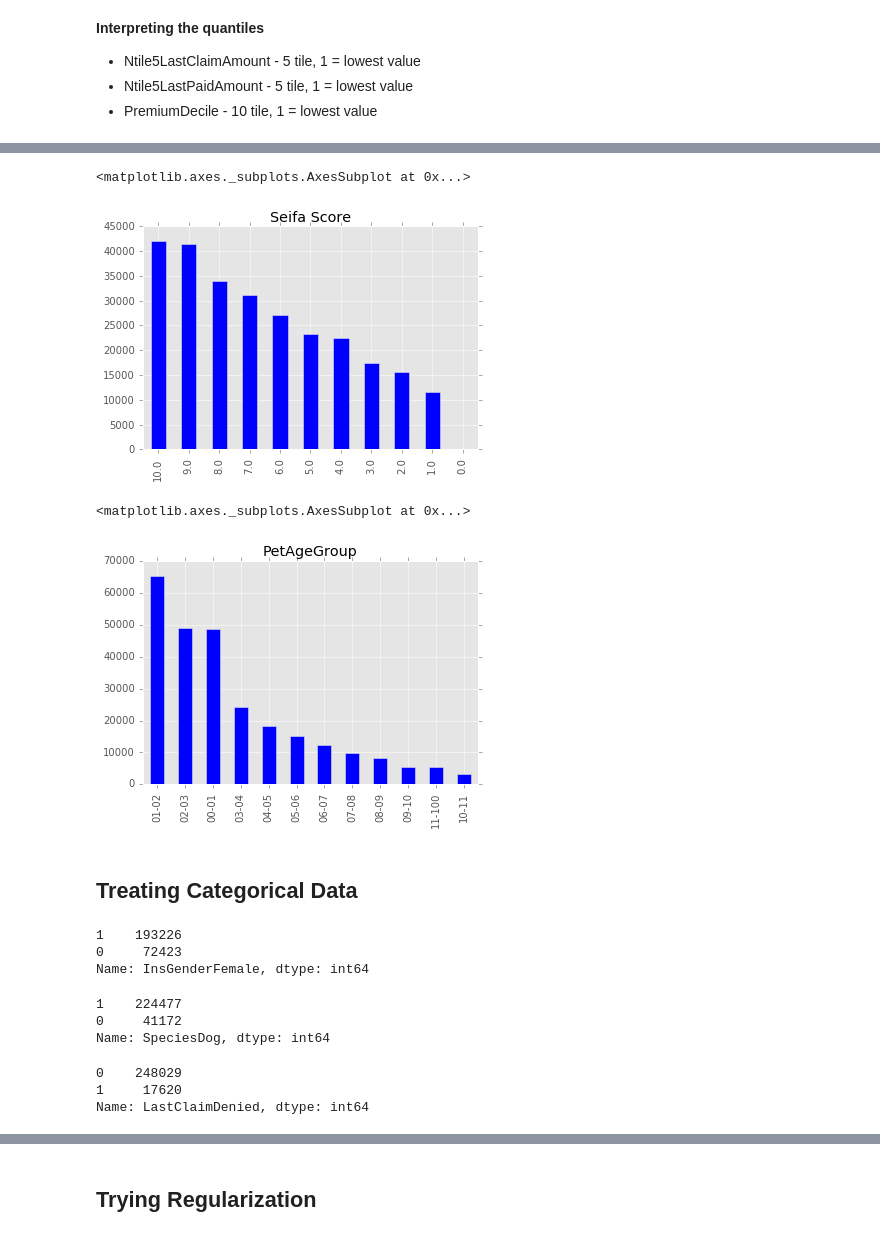
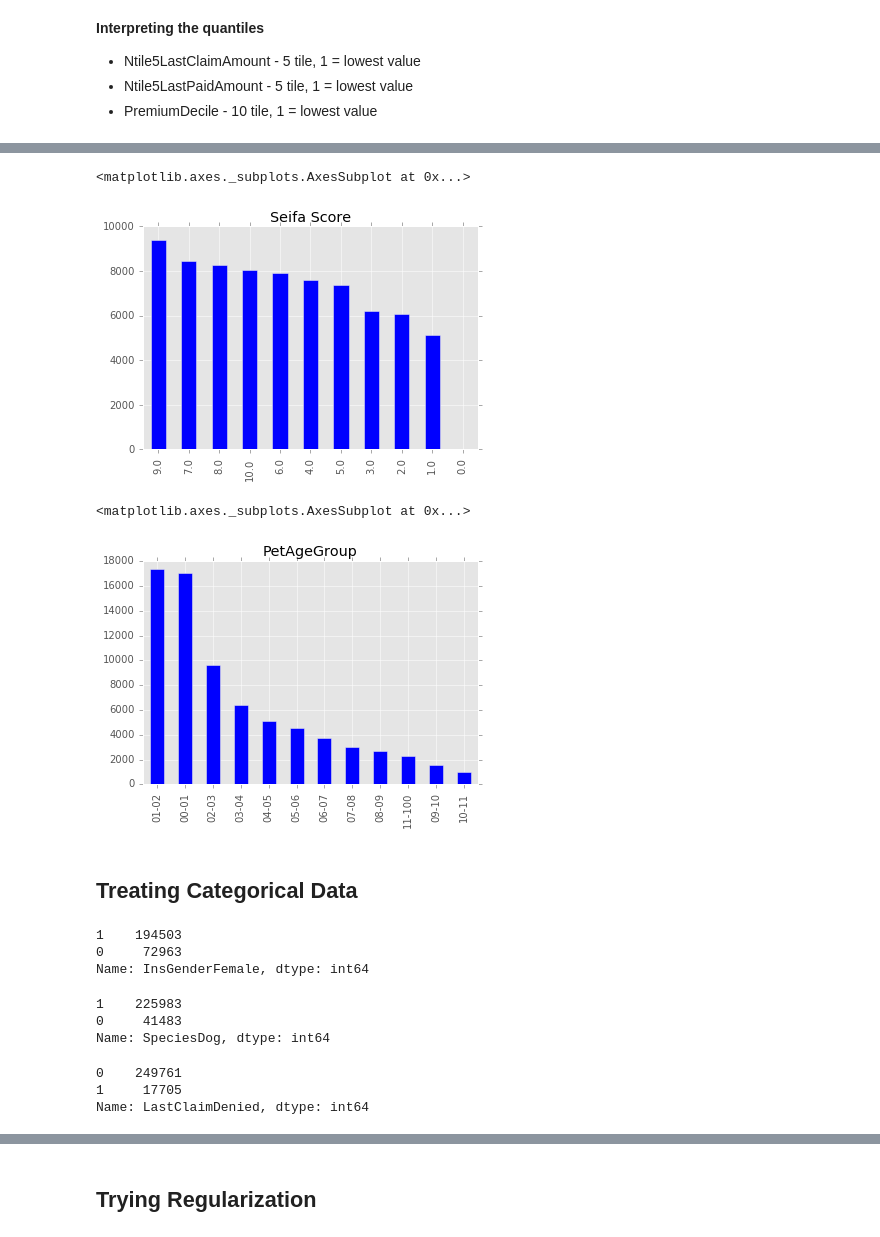
Before and after one commit to flarossler/SYDDAT4_Project-Pet-Insurance-Churn, a Jupyter notebook: Project Flavia v2.ipynb, the cells around one changed output, grey strips where cells are left out. Saved outputs shown, nothing was run; the diff lists cells and outputs as text; code cells hidden in the pictures.

```diff
--- a/Project Flavia v2.ipynb
+++ b/Project Flavia v2.ipynb
@@ -15,5 +16,5 @@ The data source had to be changed in order to address few issues/opportunities:
 
 This version of the notebook has been created in order to address the changes to be made in the categorical variables
 # %%
-policies = pd.read_table('ChurnModelDatasetV6.txt',index_col='no_')
+policies = pd.read_table('ChurnModelDatasetV6.txt',index_col='No_')
 # %%
@@ -44,7 +29,7 @@ memory usage: 77.5+ MB
 - Ntile5LastPaidAmount - 5 tile, 1 = lowest value
 - PremiumDecile - 10 tile, 1 = lowest value
 # %%
-## remove columns that won't be used
+## remove columns that won't be used - most of them have similar variables in the data
 policies.columns = [c.replace(' ', '_') for c in policies.columns]
 policies.drop('premium', axis=1, inplace=True)
 policies.drop('ClientAgeInMonths', axis=1, inplace=True)
@@ -52,7 +37,6 @@ policies.drop('PetAgeInMonths', axis=1, inplace=True)
 policies.drop('petAgeInYears', axis=1, inplace=True)
 policies.drop('ClientAgeInYears', axis=1, inplace=True)
 policies.drop('Insured_Gender', axis=1, inplace=True)
-policies.drop('Brand',axis=1,inplace=True)
 policies.info()
 # %% [output]
 <class 'pandas.core.frame.DataFrame'>
@@ -134,18 +118,19 @@ Name: PetAgeGroup, dtype: int64
 # %%
 # check for missing values
 policies.dropna(inplace=True)
 
 policies.isnull().sum()
 
-policies.irsd_decile.value_counts().plot(kind='bar', title='Seifa Score')
+#policies[policies.Cancelled == 0].irsd_decile.value_counts().plot(kind='bar', title='Seifa Score')
+policies[policies.Cancelled == 1].irsd_decile.value_counts().plot(kind='bar', title='Seifa Score')
 # %% [output]
 <matplotlib.axes._subplots.AxesSubplot at 0x...>
-[figure, old version]
+[figure, new version]
 # %%
-policies.PetAgeGroup.value_counts().plot(kind='bar', title='PetAgeGroup')
+policies[policies.Cancelled == 1].PetAgeGroup.value_counts().plot(kind='bar', title='PetAgeGroup')
 # %% [output]
 <matplotlib.axes._subplots.AxesSubplot at 0x...>
-[figure, old version]
+[figure, new version]
 # %% [markdown]
 ## Treating Categorical Data
 # %%
@@ -156,8 +141,8 @@ policies['InsGenderFemale'] =  policies.InsuredGender.map({'Male':0, 'Female':1}
 
 policies.InsGenderFemale.value_counts()
 # %% [output]
-1    193226
-0     72423
+1    194503
+0     72963
 Name: InsGenderFemale, dtype: int64
 # %%
 #policies.species_code.replace(['CANINE','FELINE'],[1,2], inplace=True)
@@ -165,20 +150,24 @@ policies.species_code.value_counts()
 policies['SpeciesDog'] =  policies.species_code.map({'FELINE':0, 'CANINE':1})
 policies.SpeciesDog.value_counts()
 # %% [output]
-1    224477
-0     41172
+1    225983
+0     41483
 Name: SpeciesDog, dtype: int64
 # %%
-#policies.LastClaimStatus.replace(['No Claims', 'Accepted with Pay', 'Denied', 'Accepted no Pay', 'Other'],  [1, 2, 3, 4, 0], inplace=True)
+#policies.LastClaimStatus.replace(['No Claims', 'Accepted with Pay', 'Denied', 'Accepted no Pay', 'Other'],
+[1, 2, 3, 4, 0], inplace=True)
 policies.LastClaimStatus.value_counts()
-policies['LastClaimAcceptedNoPay'] =  policies.LastClaimStatus.map({'No Claims':0,'Accepted with Pay':0,'Denied':0,'Accepted no Pay':1,'Other':0})
-policies['LastClaimAcceptedPay'] =  policies.LastClaimStatus.map({'No Claims':0,'Accepted with Pay':1,'Denied':0,'Accepted no Pay':0,'Other':0})
-policies['LastClaimDenied'] =  policies.LastClaimStatus.map({'No Claims':0,'Accepted with Pay':0,'Denied':1,'Accepted no Pay':0,'Other':0})
+policies['LastClaimAcceptedNoPay'] =  policies.LastClaimStatus.map({'No Claims':0,'Accepted with Pay':0,'Denied':0,
+                                                                    'Accepted no Pay':1,'Other':0})
+policies['LastClaimAcceptedPay'] =  policies.LastClaimStatus.map({'No Claims':0,'Accepted with Pay':1,'Denied':0,
+                                                                  'Accepted no Pay':0,'Other':0})
+policies['LastClaimDenied'] =  policies.LastClaimStatus.map({'No Claims':0,'Accepted with Pay':0,'Denied':1,
+                                                             'Accepted no Pay':0,'Other':0})
 
 policies.LastClaimDenied.value_counts()
 # %% [output]
-0    248029
-1     17620
+0    249761
+1     17705
 Name: LastClaimDenied, dtype: int64
 # %%
 #policies.premium_payment_period_code.replace(['FORTNIGHTL','MONTHLY','ANNUALLY'],[1,2,3], inplace=True)
```
Also changed, not shown: parts of 99 cells of this notebook, 1 other file.
